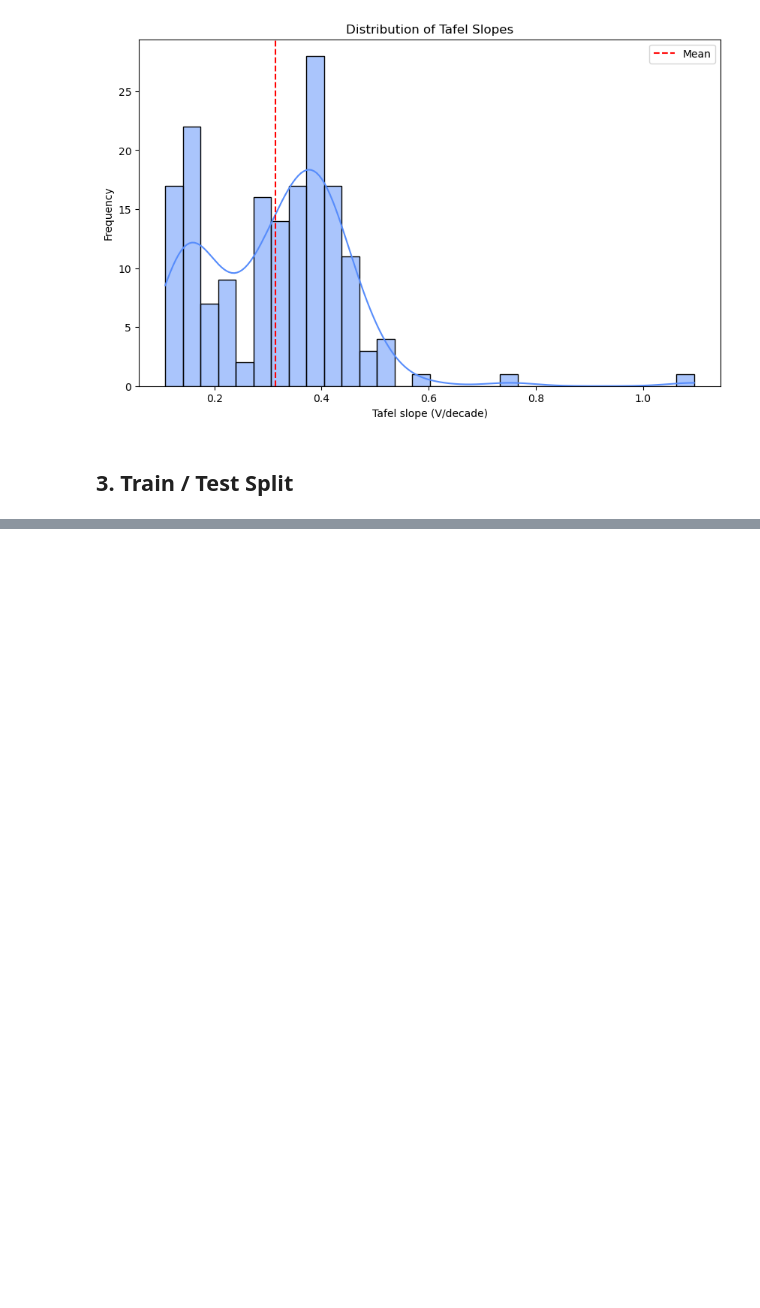
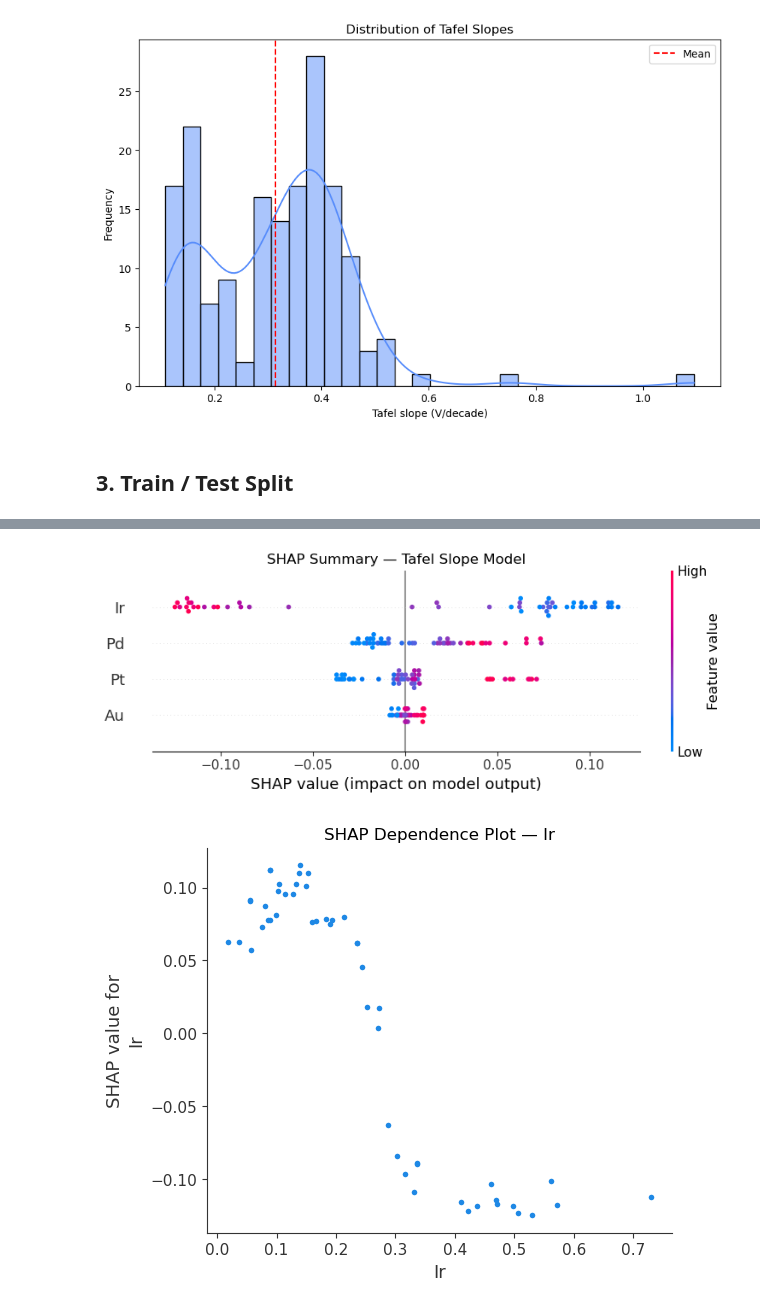
Before and after one commit to jdmazz/OER-ML-paper, a Jupyter notebook: ml_tafel.ipynb, the cells around one changed output, grey strips where cells are left out. Cells and saved outputs as stored; diff of their text form; code cells hidden in the pictures; blank space fills up the shorter version.

```diff
--- a/ml_tafel.ipynb
+++ b/ml_tafel.ipynb
@@ -206,0 +306,30 @@ plt.close()
+# %%
+# Model-agnostic explainer in composition space: works for whichever model
+# the screen selects, and keeps the SHAP values on Pt/Pd/Au/Ir directly.
+background = shap.sample(X_train, 50, random_state=SEED)
+explainer = shap.Explainer(final_model.predict, background)
+shap_values = explainer(X_test)
+
+# Global view across all features
+shap.summary_plot(shap_values.values, X_test, show=False)
+plt.title('SHAP Summary — Tafel Slope Model')
+plt.tight_layout()
+plt.savefig('images/shap_summary.png', dpi=300, bbox_inches='tight')
+plt.show()
+plt.close()
+
+# Dependence on the dominant feature, Ir
+shap.dependence_plot(
+    'Ir',
+    shap_values.values,
+    X_test,
+    interaction_index=None,
+    show=False,
+)
+plt.title('SHAP Dependence Plot — Ir')
+plt.savefig('images/shap_dependence_plot_Ir.png', dpi=300, bbox_inches='tight')
+plt.show()
+plt.close()
+# %% [output]
+[figure, added]
+[figure, added]
```
Also changed, not shown: parts of 22 cells of this notebook, 3 other files.
